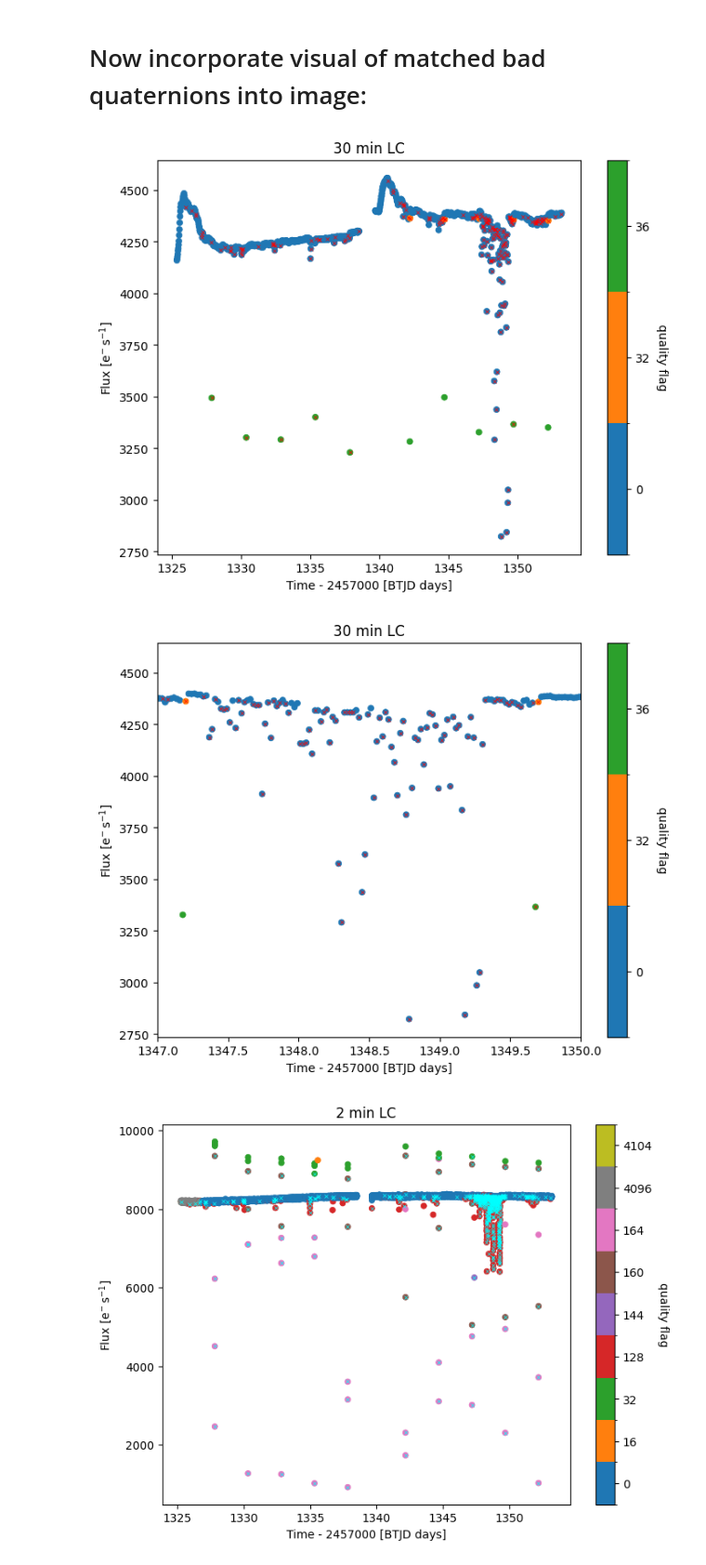
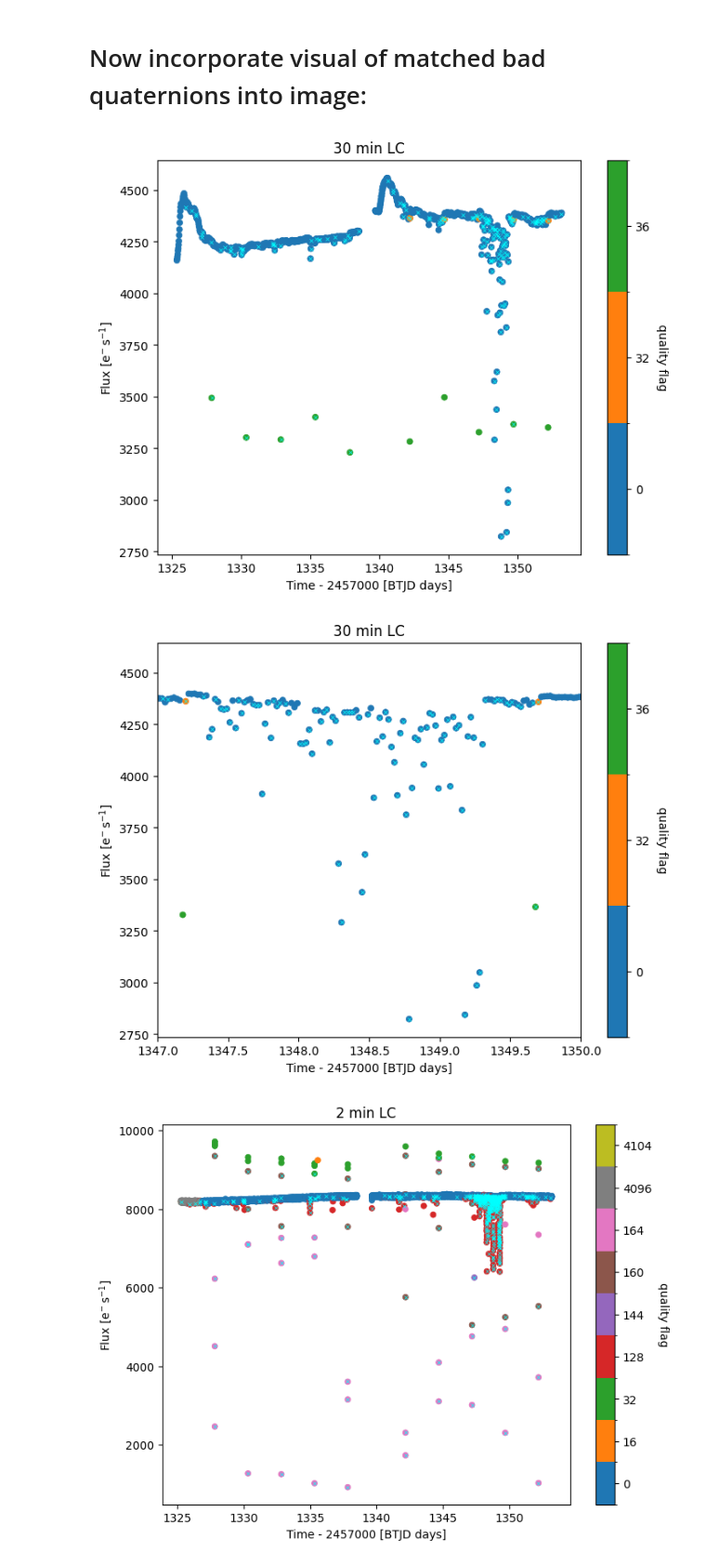
Before and after one commit to daxfeliz/TESS_Quaternion_practice, a Jupyter notebook: quaternion_basics.ipynb, the cells around one changed output. Shown at 93% size. Drawn from its saved outputs; the diff is of its cells as text; code cells hidden in the pictures.

```diff
--- a/quaternion_basics.ipynb
+++ b/quaternion_basics.ipynb
@@ -1343,30 +1343,30 @@ plt.show()
 # %%
 fig, ax = scatter_with_discrete_colorbar(x=lc30.time.value,
                                          y=lc30.flux.value,
                                          z=lc30.quality.value,
                                          xlabel='Time', ylabel='Flux',
                                          title='30 min LC',
                                          cmap_name='tab10', edgecolor=None,
                                          s=(ms+2)**2,colorbar_title='quality flag')
 
-lc30[qbin_30_C.loc[qbin_30_C['qmask']==bad].index.values].scatter(ax=ax,color='red',s=3**2,marker='x',label=None)
+lc30[qbin_30_C.loc[qbin_30_C['qmask']==bad].index.values].scatter(ax=ax,color='cyan',s=3**2,marker='x',label=None)
 plt.show()
 
 
 fig, ax = scatter_with_discrete_colorbar(x=lc30.time.value,
                                          y=lc30.flux.value,
                                          z=lc30.quality.value,
                                          xlabel='Time', ylabel='Flux',
                                          title='30 min LC',
                                          cmap_name='tab10', edgecolor=None,
                                          s=(ms+2)**2,colorbar_title='quality flag')
 
-lc30[qbin_30_C.loc[qbin_30_C['qmask']==bad].index.values].scatter(ax=ax,color='red',s=3**2,marker='x',label=None)
+lc30[qbin_30_C.loc[qbin_30_C['qmask']==bad].index.values].scatter(ax=ax,color='cyan',s=3**2,marker='x',label=None)
 ax.set_xlim(1347,1350)
 plt.show()
 # %% [output]
-[figure, old version]
+[figure, new version]
-[figure, old version]
+[figure, new version]
 # %%
 fig, ax = scatter_with_discrete_colorbar(x=lc2.time.value,
                                          y=lc2.flux.value,
```
